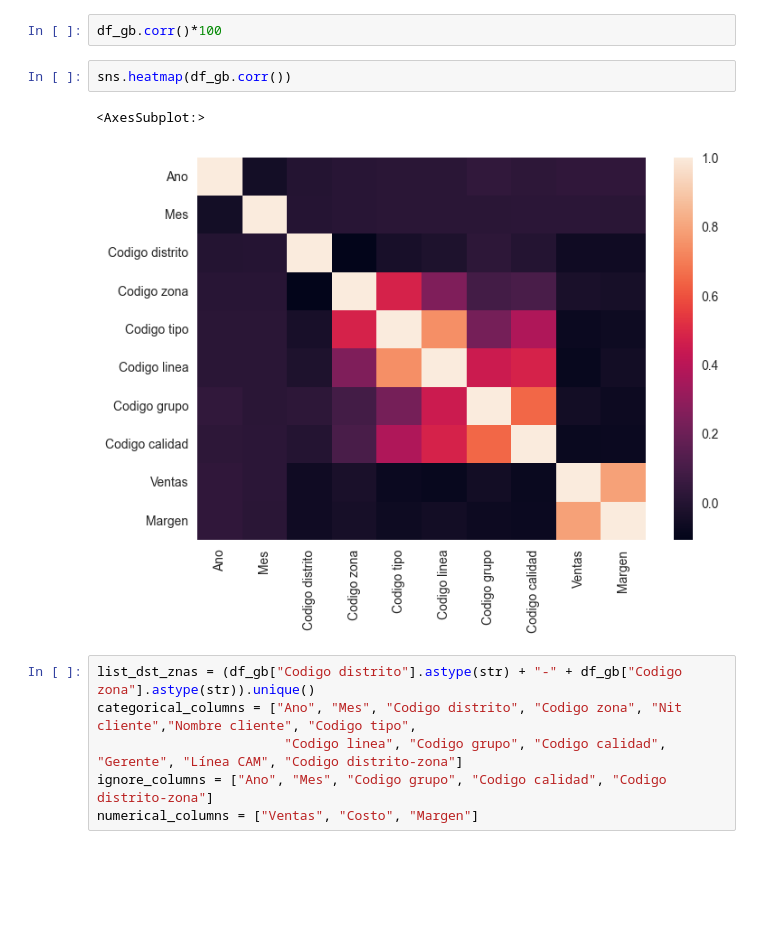
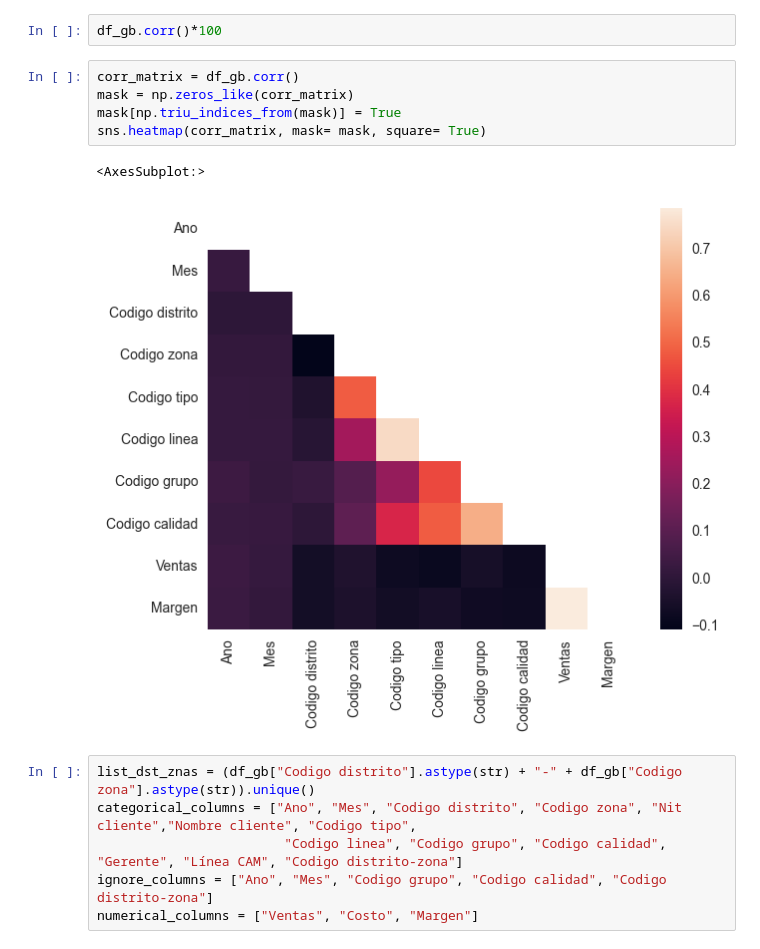
Before and after one commit to TomasCardeLo/ML-Dispapeles-TomasCaLo, a Jupyter notebook: Anomaly detection/Prueba 1 - 23-1-23.ipynb, the cells around one changed output. Drawn from its saved outputs; the diff is of its cells as text; blank space fills up the shorter version.

```diff
--- a/Anomaly detection/Prueba 1 - 23-1-23.ipynb
+++ b/Anomaly detection/Prueba 1 - 23-1-23.ipynb
@@ -46,10 +53,13 @@ df_gb.head()
 # %%
 df_gb.corr()*100
-# %%
-sns.heatmap(df_gb.corr())
-# %% [output]
-<AxesSubplot:>
-[figure, removed]
+# %%
+corr_matrix = df_gb.corr()
+mask = np.zeros_like(corr_matrix)
+mask[np.triu_indices_from(mask)] = True
+sns.heatmap(corr_matrix, mask= mask, square= True)
+# %% [output]
+<AxesSubplot:>
+[figure, added]
 # %%
 list_dst_znas = (df_gb["Codigo distrito"].astype(str) + "-" + df_gb["Codigo zona"].astype(str)).unique()
 categorical_columns = ["Ano", "Mes", "Codigo distrito", "Codigo zona", "Nit cliente","Nombre cliente", "Codigo tipo",
```
Also changed, not shown: parts of 5 cells of this notebook, 2 other files.
